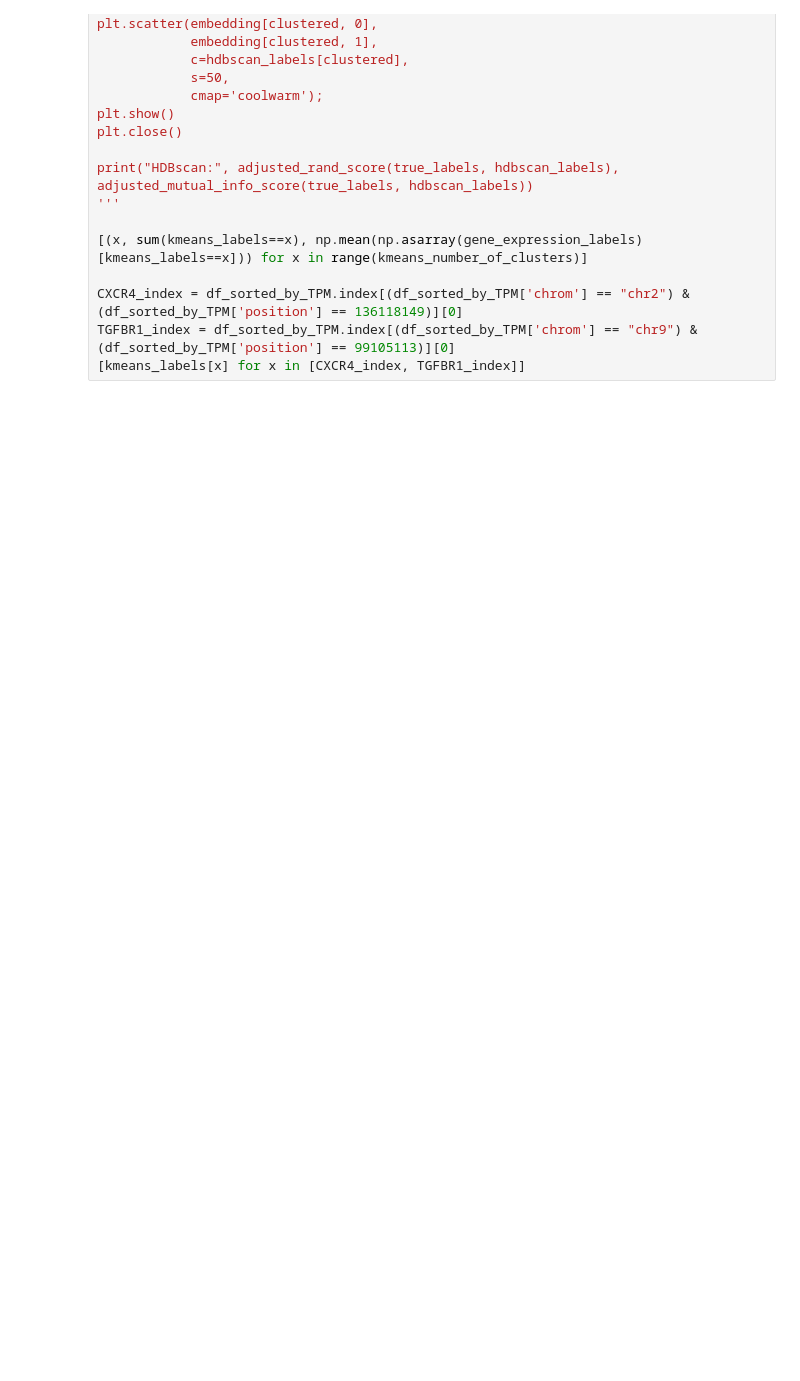
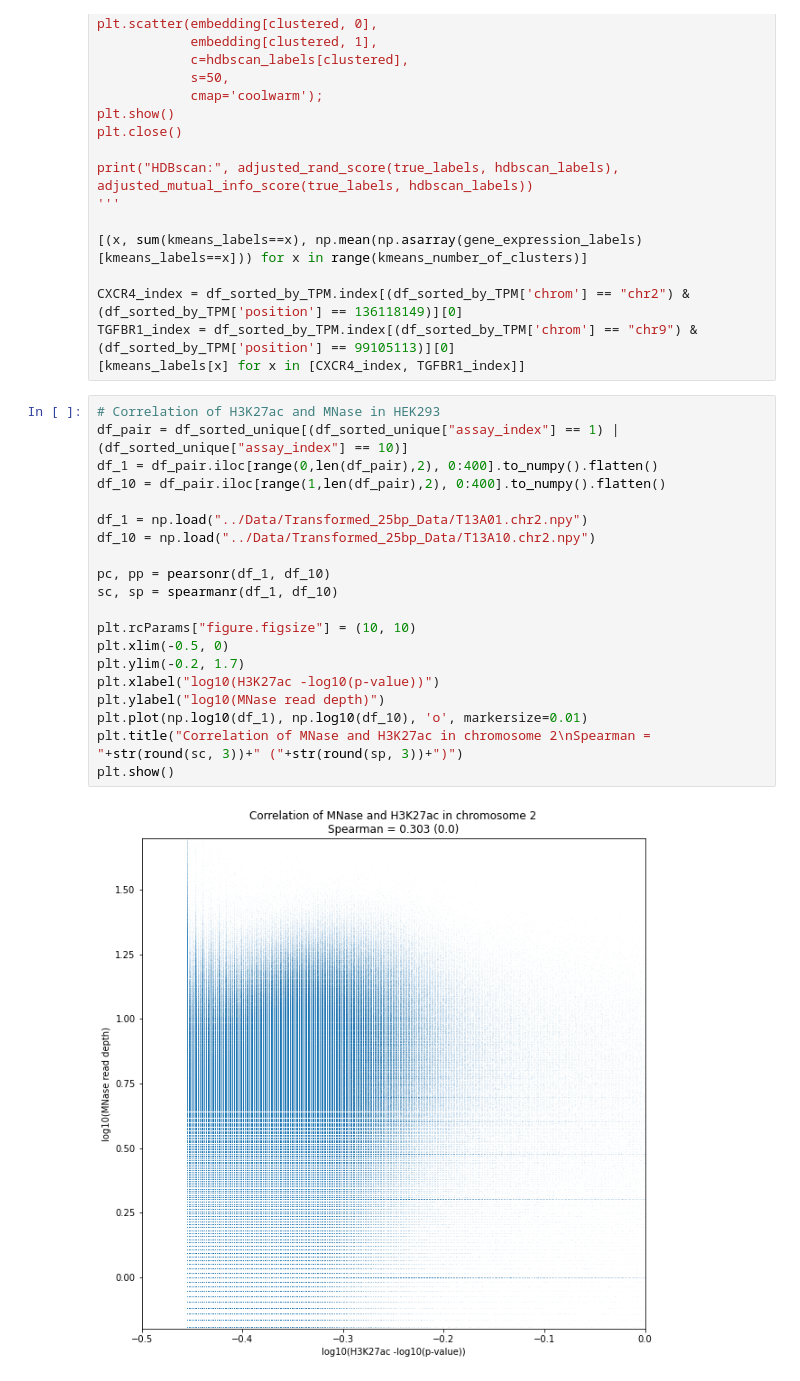
Before and after one commit to sanjitsbatra/deepENCODE, a Jupyter notebook: Baselines.ipynb, the cells around one changed output. Cells and saved outputs as stored; diff of their text form; blank space fills up the shorter version.

```diff
--- a/Baselines.ipynb
+++ b/Baselines.ipynb
@@ -1280,3 +1300,25 @@ print("HDBscan:", adjusted_rand_score(true_labels, hdbscan_labels), adjusted_mut
 CXCR4_index = df_sorted_by_TPM.index[(df_sorted_by_TPM['chrom'] == "chr2") & (df_sorted_by_TPM['position'] == 136118149)][0]
 TGFBR1_index = df_sorted_by_TPM.index[(df_sorted_by_TPM['chrom'] == "chr9") & (df_sorted_by_TPM['position'] == 99105113)][0]
 [kmeans_labels[x] for x in [CXCR4_index, TGFBR1_index]]
+# %%
+# Correlation of H3K27ac and MNase in HEK293
+df_pair = df_sorted_unique[(df_sorted_unique["assay_index"] == 1) | (df_sorted_unique["assay_index"] == 10)]
+df_1 = df_pair.iloc[range(0,len(df_pair),2), 0:400].to_numpy().flatten()
+df_10 = df_pair.iloc[range(1,len(df_pair),2), 0:400].to_numpy().flatten()
+
+df_1 = np.load("../Data/Transformed_25bp_Data/T13A01.chr2.npy")
+df_10 = np.load("../Data/Transformed_25bp_Data/T13A10.chr2.npy")
+
+pc, pp = pearsonr(df_1, df_10)
+sc, sp = spearmanr(df_1, df_10)
+
+plt.rcParams["figure.figsize"] = (10, 10)
+plt.xlim(-0.5, 0)
+plt.ylim(-0.2, 1.7)
+plt.xlabel("log10(H3K27ac -log10(p-value))")
+plt.ylabel("log10(MNase read depth)")
+plt.plot(np.log10(df_1), np.log10(df_10), 'o', markersize=0.01)
+plt.title("Correlation of MNase and H3K27ac in chromosome 2\nSpearman = "+str(round(sc, 3))+" ("+str(round(sp, 3))+")")
+plt.show()
+# %% [output]
+[figure, added]
```
Also changed, not shown: parts of 7 cells of this notebook, 4 other files.
